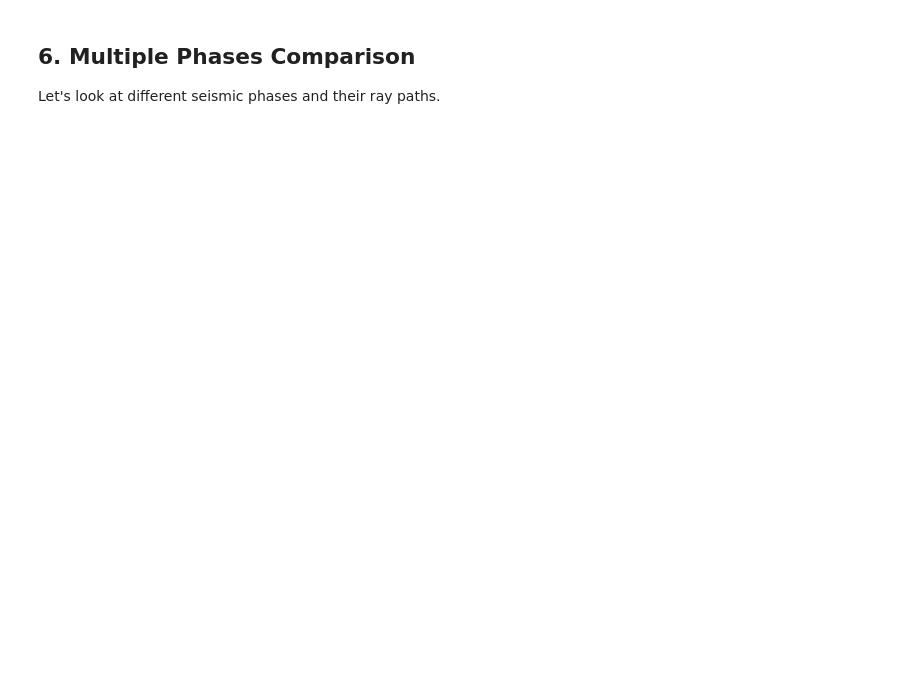
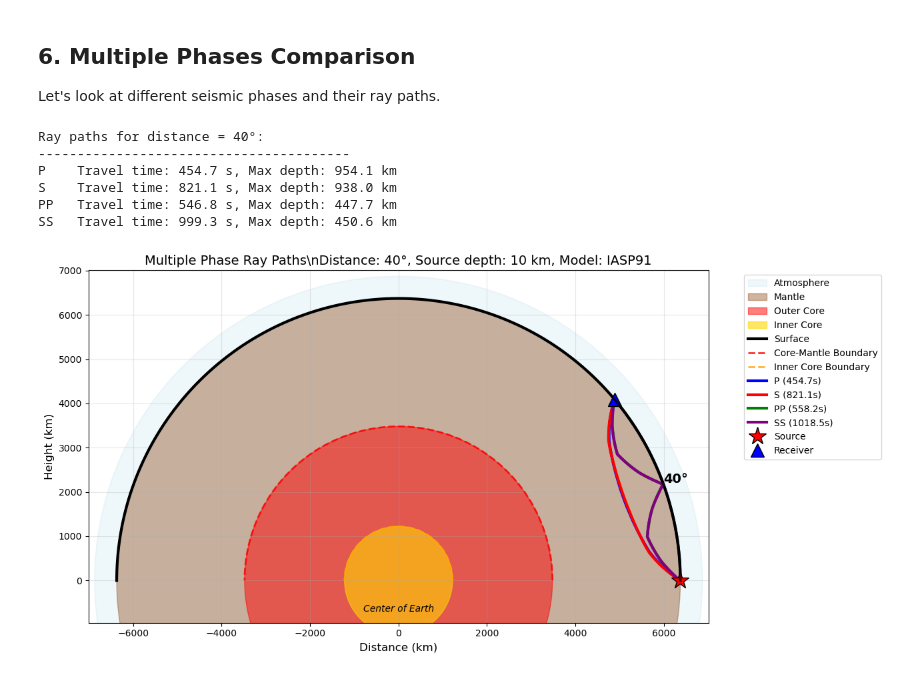
Before and after one commit to Adrian-Mag/SensRay, a Jupyter notebook: demos/02_ray_path_visualization.ipynb, the cells around one changed output. Saved outputs shown, nothing was run; the diff lists cells and outputs as text; code cells hidden in the pictures; blank space fills up the shorter version.

```diff
--- a/demos/02_ray_path_visualization.ipynb
+++ b/demos/02_ray_path_visualization.ipynb
@@ -292,60 +287,54 @@ plt.show()
 
 Let's look at different seismic phases and their ray paths.
 # %%
-# Get multiple phases for a specific distance
+# Multiple phases comparison using seisray plotting
 distance = 40
 phases = ['P', 'S', 'PP', 'SS']
-colors = ['blue', 'red', 'cyan', 'magenta']
-
-fig, ax = plt.subplots(1, 1, figsize=(12, 10))
-
-# Plot Earth structure
-earth_circle = Circle((0, 0), 6371, fill=False, color='black', linewidth=2)
-ax.add_patch(earth_circle)
-
-cmb_circle = Circle((0, 0), 3480, fill=False, color='gray', linewidth=1, linestyle='--')
-ax.add_patch(cmb_circle)
 
 print(f"Ray paths for distance = {distance}°:")
 print("-" * 40)
 
-for phase, color in zip(phases, colors):
+# Get all rays for the specified phases
+all_rays = []
+for phase in phases:
     rays = tracer.get_ray_paths(source_depth, distance, phases=[phase])
-
     if rays:
+        all_rays.extend(rays)
         ray = rays[0]
-        distances_rad = np.radians(ray.path['dist'])
-        radii = 6371 - ray.path['depth']
-
-        x = radii * np.sin(distances_rad)
-        y = radii * np.cos(distances_rad)
-
-        ax.plot(x, y, color=color, linewidth=2,
-               label=f'{phase} ({ray.time:.1f} s)')
-
         print(f"{phase:<4} Travel time: {ray.time:.1f} s, Max depth: {np.max(ray.path['depth']):.1f} km")
     else:
         print(f"{phase:<4} No ray found")
 
-# Plot source and receiver
-source_x = (6371 - source_depth) * np.sin(0)
-source_y = (6371 - source_depth) * np.cos(0)
-ax.plot(source_x, source_y, 'k*', markersize=15, label='Source')
+# Plot using seisray if we have any rays
+if all_rays:
+    # Extract coordinates
+    ray_coordinates = tracer.extract_ray_coordinates(all_rays)
 
-receiver_x = 6371 * np.sin(np.radians(distance))
-receiver_y = 6371 * np.cos(np.radians(distance))
-ax.plot(receiver_x, receiver_y, 'k^', markersize=12, label='Receiver')
+    # Create the plot
+    fig = plotter.plot_circular_earth(
+        ray_coordinates=ray_coordinates,
+        source_depth=source_depth,
+        distance_deg=distance,
+        fig_size=(12, 10)
+    )
 
-ax.set_xlim(-7000, 7000)
-ax.set_ylim(-7000, 7000)
-ax.set_aspect('equal')
-ax.set_xlabel('Distance (km)')
-ax.set_ylabel('Distance (km)')
-ax.set_title(f'Multiple Phase Ray Paths (Distance = {distance}°, Depth = {source_depth} km)')
-ax.legend()
-ax.grid(True, alpha=0.3)
+    # Update title to reflect multiple phases
+    ax = fig.get_axes()[0]
+    ax.set_title(f'Multiple Phase Ray Paths\\n'
+                f'Distance: {distance}°, Source depth: {source_depth} km, '
+                f'Model: {plotter.model_name.upper()}', fontsize=14)
 
-plt.show()
+    plt.show()
+else:
+    print("No ray paths found for any of the specified phases")
+# %% [output]
+Ray paths for distance = 40°:
+----------------------------------------
+P    Travel time: 454.7 s, Max depth: 954.1 km
+S    Travel time: 821.1 s, Max depth: 938.0 km
+PP   Travel time: 546.8 s, Max depth: 447.7 km
+SS   Travel time: 999.3 s, Max depth: 450.6 km
+[figure, added]
 # %% [markdown]
 ## Summary
 
```
Also changed, not shown: parts of 8 cells of this notebook, 12 other files.
